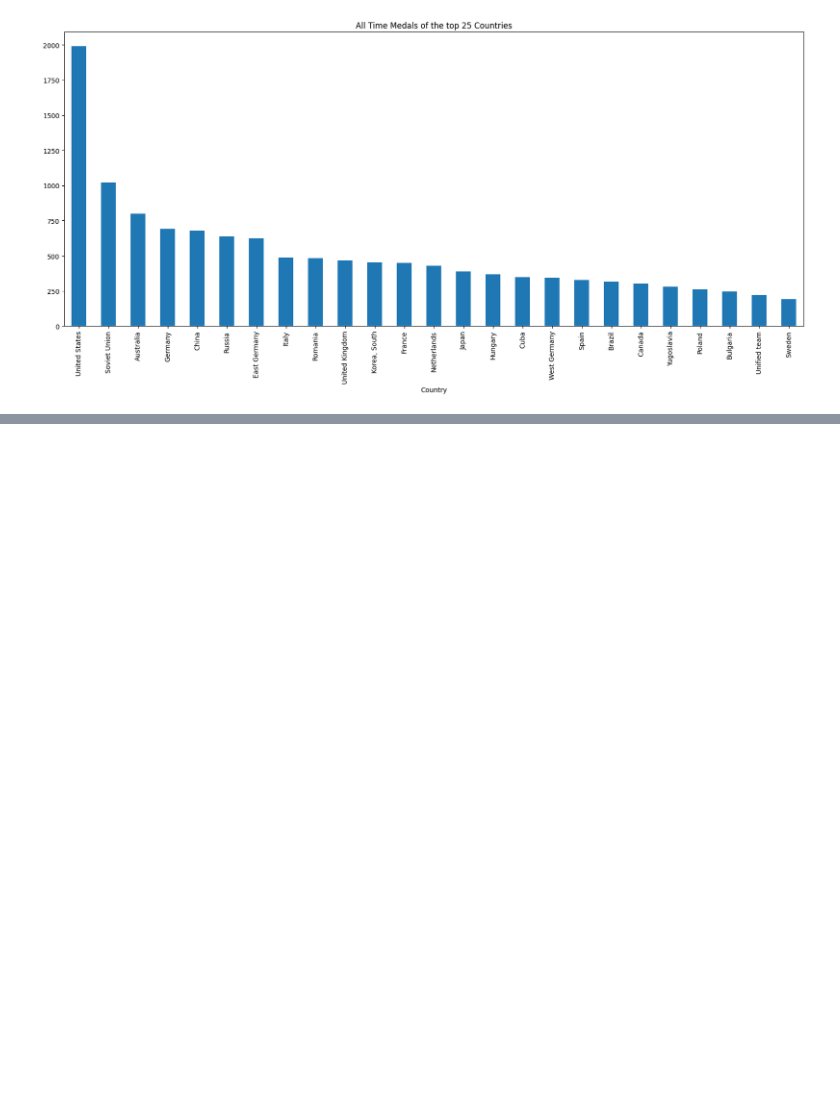
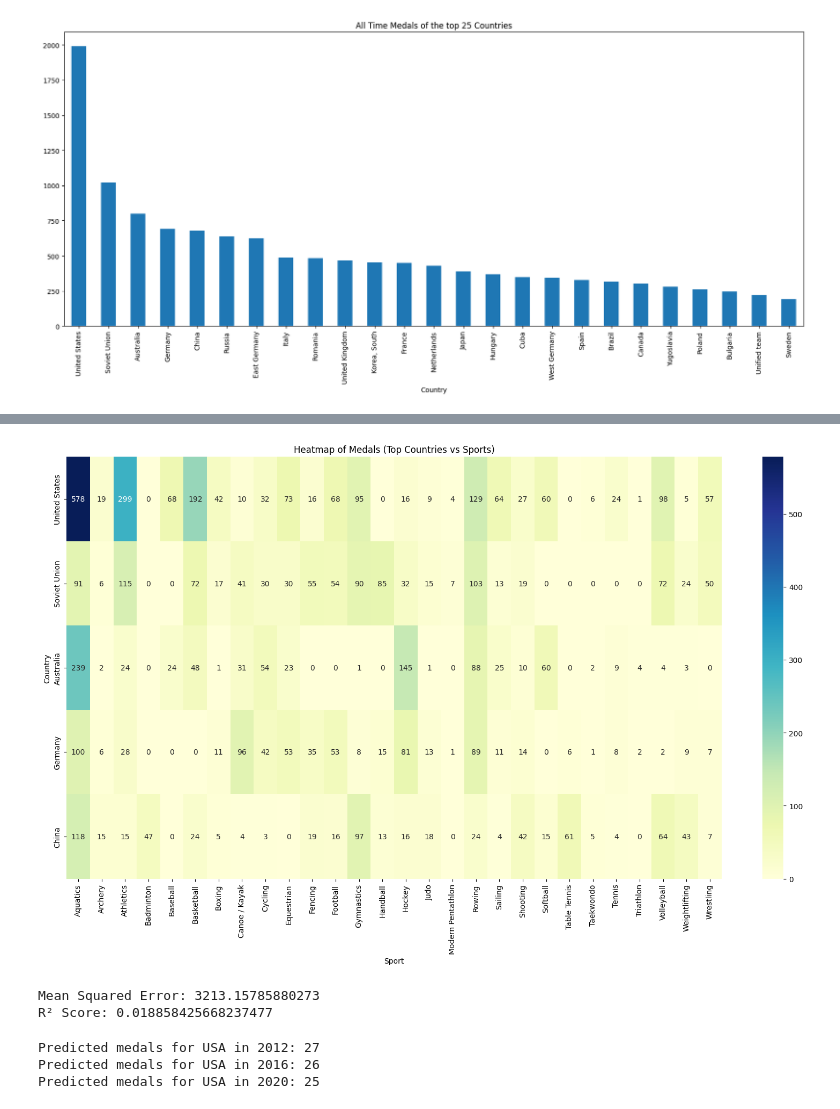
Before and after one commit to roshan6192/Summer-Olympics-Medals, a Jupyter notebook: Summer_Olympics_Medal.ipynb, the cells around one changed output, grey strips where cells are left out. Cells and saved outputs as stored; diff of their text form; code cells hidden in the pictures; blank space fills up the shorter version.

```diff
--- a/Summer_Olympics_Medal.ipynb
+++ b/Summer_Olympics_Medal.ipynb
@@ -194,0 +258,10 @@ Text(0.5, 1.0, 'All Time Medals of the top 25 Countries')
+# %%
+#Heatmap: Country vs Sport
+pivot_table = df.pivot_table(index='Country', columns='Sport', values='Medal', aggfunc='count', fill_value=0)
+plt.figure(figsize=(16,10))
+sns.heatmap(pivot_table.loc[top_countries], annot=True, fmt='d', cmap='YlGnBu')
+plt.title('Heatmap of Medals (Top Countries vs Sports)')
+plt.tight_layout()
+plt.show()
+# %% [output]
+[figure, added]
@@ -194,0 +290,34 @@ Text(0.5, 1.0, 'All Time Medals of the top 25 Countries')
+# %%
+#Train the model
+model = LinearRegression()
+model.fit(X_train, y_train)
+
+#Evaluate the model
+y_pred = model.predict(X_test)
+print("Mean Squared Error:", mean_squared_error(y_test, y_pred))
+print("R² Score:", r2_score(y_test, y_pred))
+# %% [output]
+Mean Squared Error: 3213.15785880273
+R² Score: 0.018858425668237477
+# %%
+#Make Predictions
+if 'United States' in le.classes_:
+    usa_code = le.transform(['United States'])[0]
+
+    # 🧠 Predict medal count for USA in future years
+    future_years = pd.DataFrame({
+        'Year': [2012, 2016, 2020],
+        'Country_Code': [usa_code] * 3
+    })
+
+    predictions = model.predict(future_years)
+
+    for year, pred in zip(future_years['Year'], predictions):
+        print(f"Predicted medals for USA in {year}: {round(pred)}")
+
+else:
+    print("❌ 'USA' not found in training data. Please choose another country from:", le.classes_)
+# %% [output]
+Predicted medals for USA in 2012: 27
+Predicted medals for USA in 2016: 26
+Predicted medals for USA in 2020: 25
```
Also changed, not shown: parts of 11 cells of this notebook, 2 other files.
